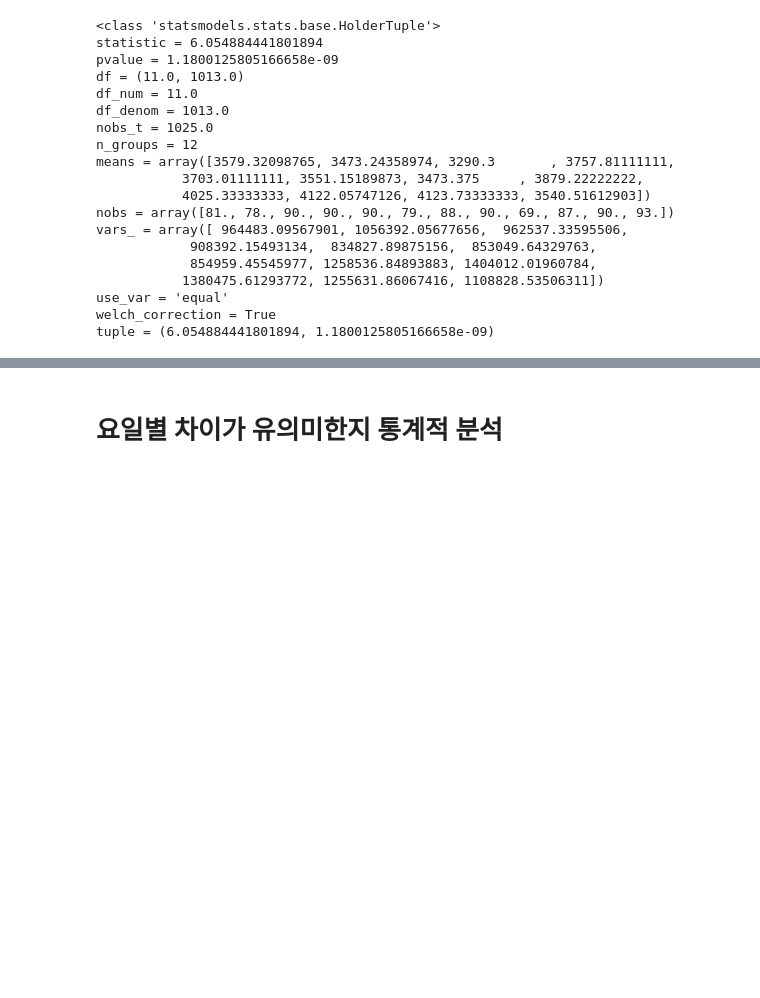
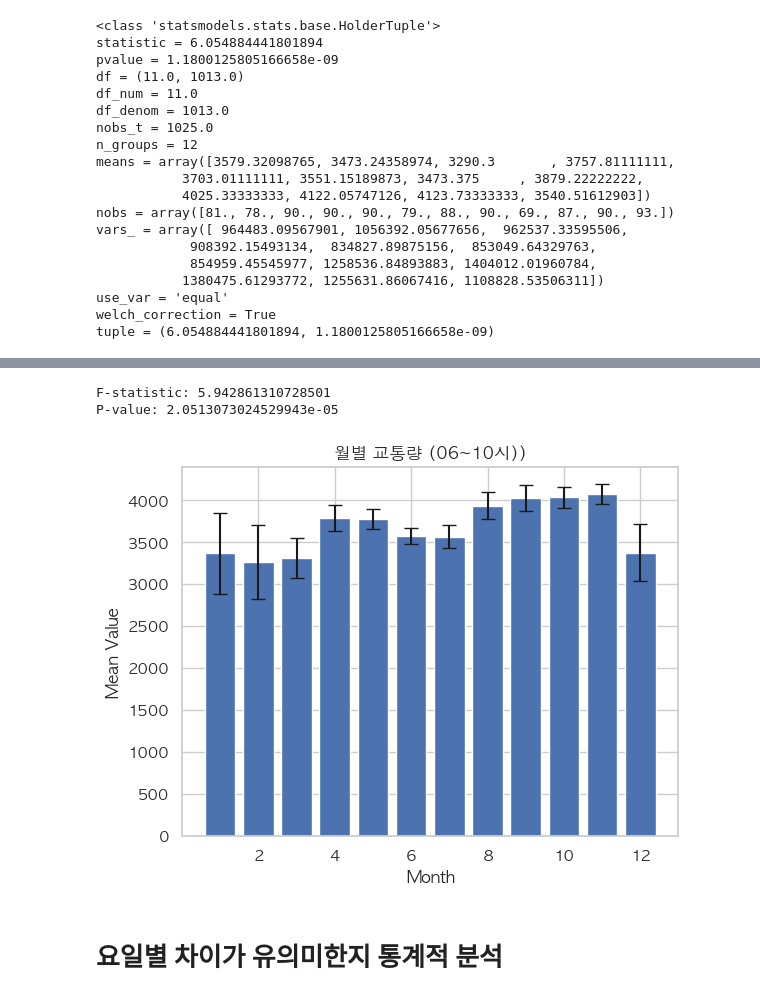
Before and after one commit to ParkJiYeoung8297/HUFS.BigData.Team, a Jupyter notebook: src/2. 데이터 분석 및 시각화.ipynb, the cells around one changed output, grey strips where cells are left out. Cells and saved outputs as stored; diff of their text form; code cells hidden in the pictures; blank space fills up the shorter version.

```diff
--- a/src/2. 데이터 분석 및 시각화.ipynb
+++ b/src/2. 데이터 분석 및 시각화.ipynb
@@ -451,3 +475,34 @@ tuple = (6.054884441801894, 1.1800125805166658e-09)
+# %%
+import pandas as pd
+from scipy.stats import f_oneway
+import matplotlib.pyplot as plt
+
+plt.rcParams['font.family'] = 'AppleGothic'
+matplotlib.rcParams['axes.unicode_minus'] = False
+plt.rcParams["font.size"] = 8
+
+columns_of_interest = ['06', '07', '08', '09']
+
+# Create a list of DataFrames for each month
+months_data = [time[time['월'] == month][columns_of_interest].mean() for month in range(1, 13)]
+
+# Perform one-way ANOVA
+f_statistic, p_value = f_oneway(*months_data)
+
+# Print the results
+print("F-statistic:", f_statistic)
+print("P-value:", p_value)
+
+# Create a bar plot
+plt.bar(range(1, 13), [data.mean() for data in months_data], yerr=[data.std() for data in months_data], capsize=5)
+plt.xlabel('Month')
+plt.ylabel('Mean Value')
+plt.title('월별 교통량 (06~10시))')
+plt.show()
+# %% [output]
+F-statistic: 5.942861310728501
+P-value: 2.0513073024529943e-05
+[figure, added]
 # %% [markdown]
 # 요일별 차이가 유의미한지 통계적 분석
 # %%
```
Also changed, not shown: parts of 24 cells of this notebook.
